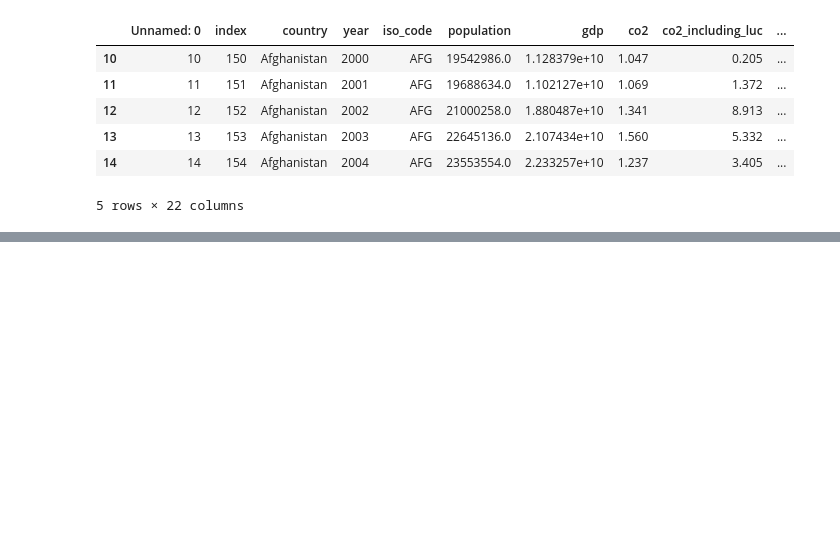
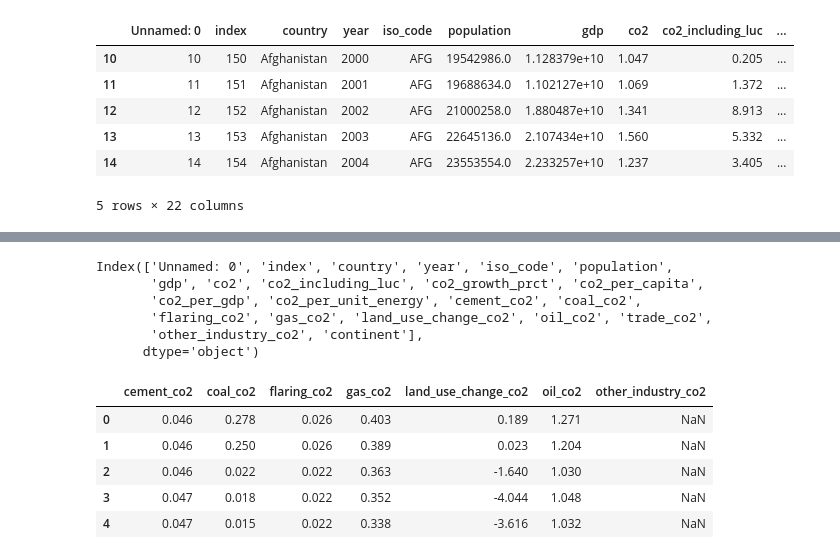
Before and after one commit to anyawild/DS4200_Group3_FinalProject, a Jupyter notebook: static1_altair.ipynb, the cells around one changed output, grey strips where cells are left out. Drawn from its saved outputs; the diff is of its cells as text; code cells hidden in the pictures; blank space fills up the shorter version.

```diff
--- a/static1.ipynb
+++ b/static1_altair.ipynb
@@ -56,3 +56,24 @@ combined = co2 | gdp
 combined
 # %% [output]
 [interactive output not drawn]
+# %%
+co2_df.columns
+# %% [output]
+Index(['Unnamed: 0', 'index', 'country', 'year', 'iso_code', 'population',
+       'gdp', 'co2', 'co2_including_luc', 'co2_growth_prct', 'co2_per_capita',
+       'co2_per_gdp', 'co2_per_unit_energy', 'cement_co2', 'coal_co2',
+       'flaring_co2', 'gas_co2', 'land_use_change_co2', 'oil_co2', 'trade_co2',
+       'other_industry_co2', 'continent'],
+      dtype='object')
+# %%
+industries_co2 = co2_df[['cement_co2', 'coal_co2',
+       'flaring_co2', 'gas_co2', 'land_use_change_co2', 'oil_co2',
+       'other_industry_co2']]
+industries_co2.head()
+# %% [output]
+|  | cement_co2 | coal_co2 | flaring_co2 | gas_co2 | land_use_change_co2 | oil_co2 | other_industry_co2 |
+| 0 | 0.046 | 0.278 | 0.026 | 0.403 | 0.189 | 1.271 | NaN |
+| 1 | 0.046 | 0.250 | 0.026 | 0.389 | 0.023 | 1.204 | NaN |
+| 2 | 0.046 | 0.022 | 0.022 | 0.363 | -1.640 | 1.030 | NaN |
+| 3 | 0.047 | 0.018 | 0.022 | 0.352 | -4.044 | 1.048 | NaN |
+| 4 | 0.047 | 0.015 | 0.022 | 0.338 | -3.616 | 1.032 | NaN |
```
Also changed, not shown: parts of 1 cell of this notebook, 3 other files.
